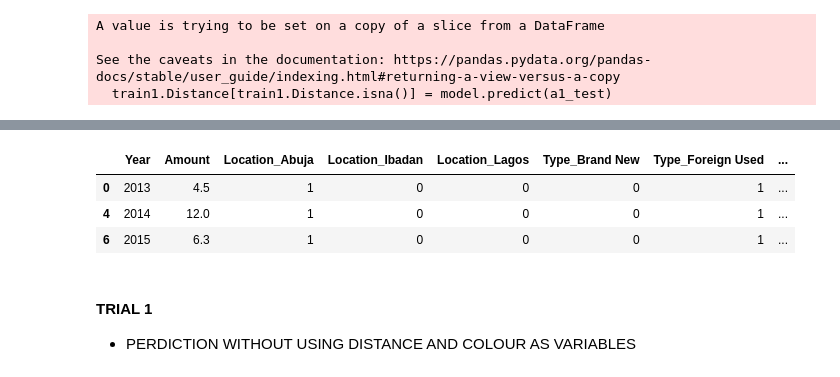
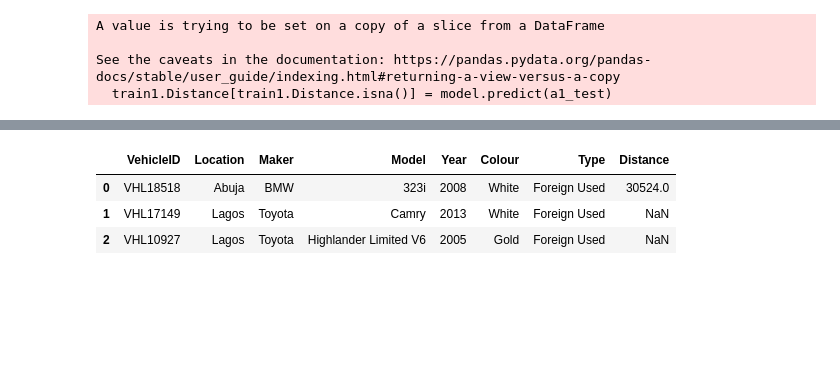
Before and after one commit to gilbertxvictor/Zindi-DSN-Car-Price-Prediction-COmpetion, a Jupyter notebook: TASK 1.IPYNB, the cells around one changed output, grey strips where cells are left out. Cells and saved outputs as stored; diff of their text form; code cells hidden in the pictures; blank space fills up the shorter version.

```diff
--- a/TASK 1.IPYNB
+++ b/TASK 1.IPYNB
@@ -217,0 +225,6 @@ See the caveats in the documentation: https://pandas.pydata.org/pandas-docs/stab
+# %%
+test.Year = test.Year.str.replace(',','')
+
+
+test1 = test.copy()
+missingno.matrix(test1)
@@ -218,10 +234,7 @@ See the caveats in the documentation: https://pandas.pydata.org/pandas-docs/stab
 # %%
-a1_test.head(3)
+test1.head(3)
 # %% [output]
-|  | Year | Amount | Location_Abuja | Location_Ibadan | Location_Lagos | Type_Brand New | Type_Foreign Used | ... |
-| 0 | 2013 | 4.5 | 1 | 0 | 0 | 0 | 1 | ... |
-| 4 | 2014 | 12.0 | 1 | 0 | 0 | 0 | 1 | ... |
-| 6 | 2015 | 6.3 | 1 | 0 | 0 | 0 | 1 | ... |
+|  | VehicleID | Location | Maker | Model | Year | Colour | Type | Distance |
+| 0 | VHL18518 | Abuja | BMW | 323i | 2008 | White | Foreign Used | 30524.0 |
+| 1 | VHL17149 | Lagos | Toyota | Camry | 2013 | White | Foreign Used | NaN |
+| 2 | VHL10927 | Lagos | Toyota | Highlander Limited V6 | 2005 | Gold | Foreign Used | NaN |
-# %% [markdown]
-#### TRIAL 1
-- PERDICTION WITHOUT USING DISTANCE AND COLOUR AS VARIABLES
```
Also changed, not shown: parts of 17 cells of this notebook.
